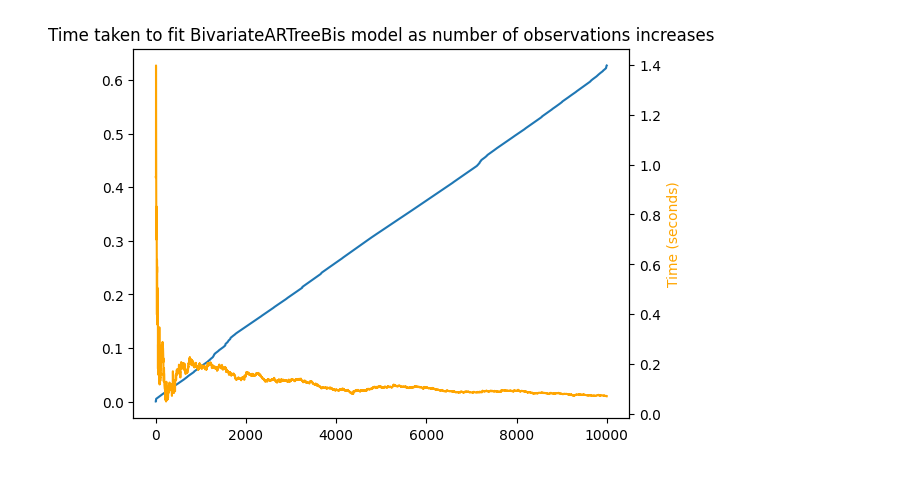
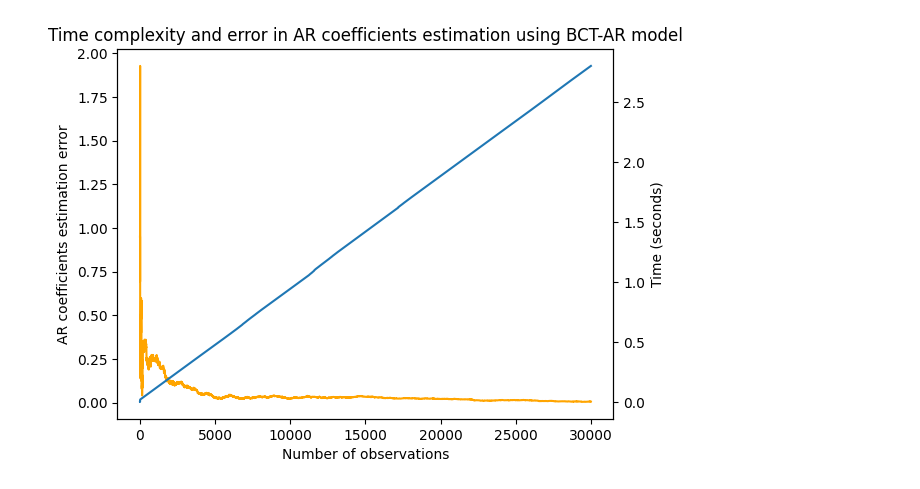
Before and after one commit to raphfaur/ctw, a Jupyter notebook: benchmark.ipynb, the cells around one changed output. Cells and saved outputs as stored; diff of their text form; code cells hidden in the pictures.

```diff
--- a/benchmark.ipynb
+++ b/benchmark.ipynb
@@ -46,14 +52,18 @@ for i in range(len(data)):
     errors.append(error)
     end_time = time.time()
     times.append(end_time - start_time)
-
-plt.plot(times)
-ax1 = plt.twinx()
-ax1.plot(errors, color='orange')
-ax1.set_ylabel('Error in AR coefficients', color='orange')
-plt.xlabel('Number of observations')
-plt.ylabel('Time (seconds)')
-plt.title('Time taken to fit BivariateARTreeBis model as number of observations increases')
-plt.show()
-# %% [output]
-[figure, removed]
+# %%
+import matplotlib.pyplot as plt
+
+plt.plot(errors, color='orange')
+plt.ylabel('AR coefficients estimation error')
+plt.xlabel('Number of observations')
+
+ax1 = plt.twinx()
+ax1.plot(times)
+ax1.set_ylabel('Time (seconds)')
+
+plt.title('Time complexity and error in AR coefficients estimation using BCT-AR model')
+plt.show()
+# %% [output]
+[figure, added]
```
Also changed, not shown: parts of 2 cells of this notebook, 15 other files.
